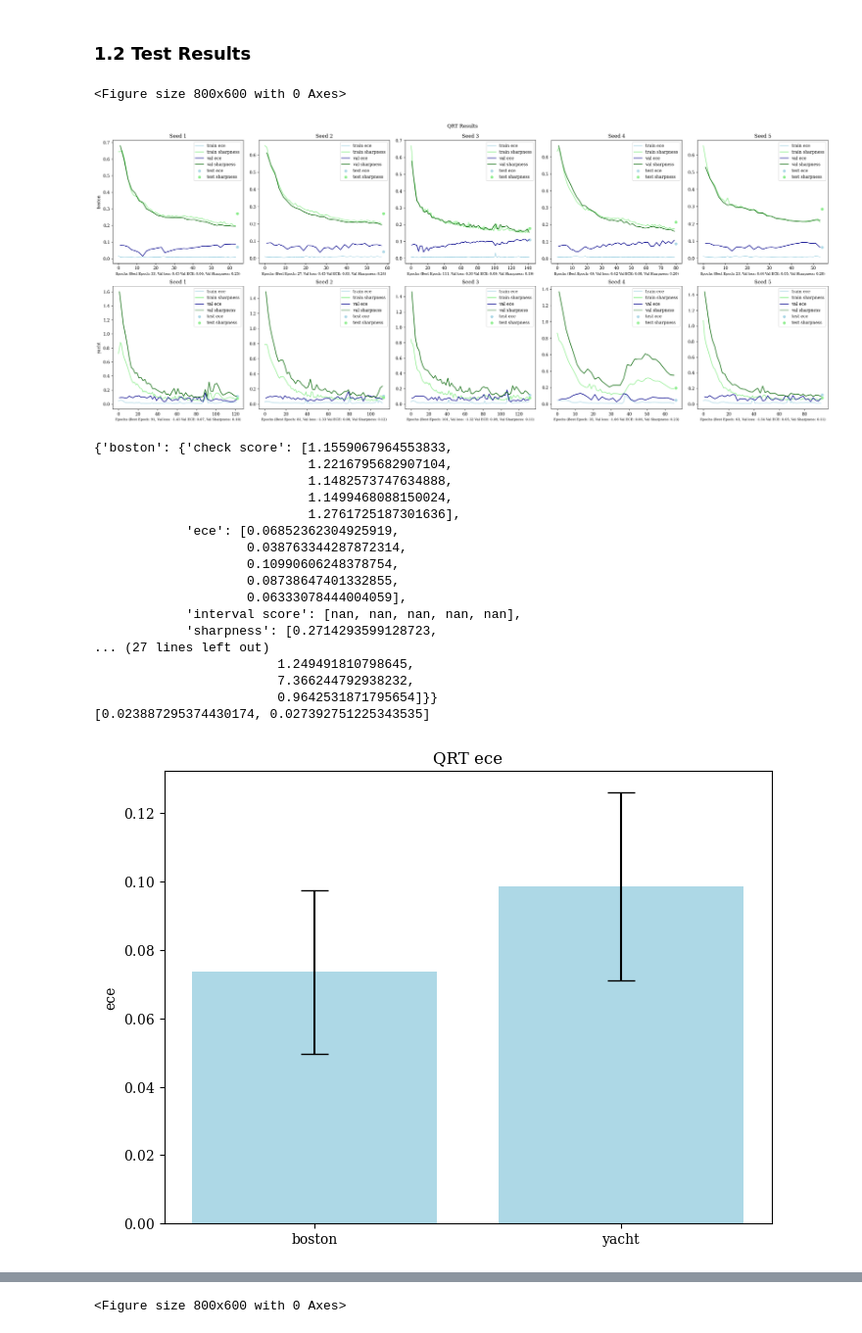
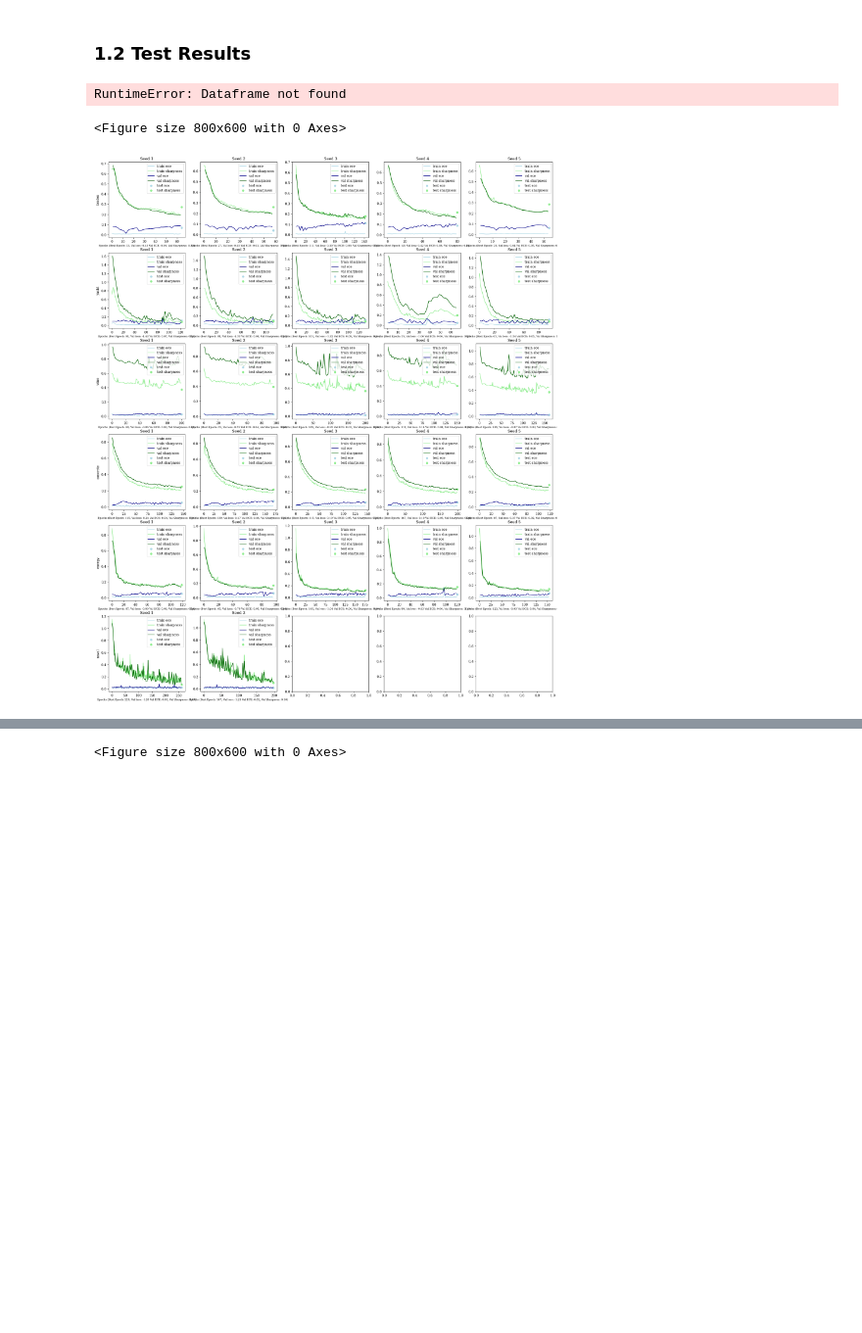
Before and after one commit to tyxcat/quantile-recalibration-training, a Jupyter notebook: create_figures.ipynb, the cells around one changed output, grey strips where cells are left out. Shown at 98% size. Saved outputs shown, nothing was run; the diff lists cells and outputs as text; code cells hidden in the pictures; blank space fills up the shorter version.

```diff
--- a/create_figures.ipynb
+++ b/create_figures.ipynb
@@ -185,7 +168,7 @@ plt.rcParams['text.usetex'] = False
 
 show_plots = True #@param {type:"boolean"}
 
-datasets = ['boston', 'yacht']
+datasets = ['boston', 'yacht', 'wine', 'concrete', 'energy']
 dataset_name = 'yacht'
 title = "QRT Results"
 ECE_KEY = "calib_l1"
@@ -262,50 +245,33 @@ plt.show()
 metrics = {}
 for dataset_index, dataset_name in enumerate(datasets):
     test_ece_list = []
     test_sharpness_list = []
     metrics[dataset_name] = {}
     for seed_index in range(1, 6):
         config = load_config(f'logs/{dataset_name}_{seed_index}')
         reload_df = True
         df = load_df(config, tuning=True)
         metrics_for_one_run = df['metrics'].iloc[0]
         best_epoch = int(metrics_for_one_run['best_iter'])
         for metric_name, metric_key in EVAL_KEYS.items():
             test_metric = list(metrics_for_one_run["per_epoch"][metric_key].values())[0]
             if not metric_name in metrics[dataset_name].keys():
                 metrics[dataset_name][metric_name] = []
             metrics[dataset_name][metric_name].append(test_metric)
 
 pprint.pprint(metrics)
 
 for metric_name, metric_key in EVAL_KEYS.items():
     fig, ax = plt.subplots(figsize=(8, 6))
     means = [np.mean(metrics[dataset][metric_name]) for dataset in datasets]
     # print(metric_name, metrics['concrete'])
     stds = [np.std(metrics[dataset][metric_name]) for dataset in datasets]
     ax.bar(datasets, means, yerr=stds, capsize=10, color=['lightblue'])
 
     ax.set_ylabel(metric_name)
     ax.set_title(f'QRT {metric_name}')
     plt.show()
 # %% [output]
-<Figure size 800x600 with 0 Axes>
+RuntimeError: Dataframe not found
+<Figure size 800x600 with 0 Axes>
-[figure, old version]
+[figure, new version]
-{'boston': {'check score': [1.1559067964553833,
-                            1.2216795682907104,
-                            1.1482573747634888,
-                            1.1499468088150024,
-                            1.2761725187301636],
-            'ece': [0.06852362304925919,
-                    0.038763344287872314,
-                    0.10990606248378754,
-                    0.08738647401332855,
-                    0.06333078444004059],
-            'interval score': [nan, nan, nan, nan, nan],
-            'sharpness': [0.2714293599128723,
-... (27 lines left out)
-                        1.249491810798645,
-                        7.366244792938232,
-                        0.9642531871795654]}}
-[0.023887295374430174, 0.027392751225343535]
-[figure, removed]
```
Also changed, not shown: parts of 3 cells of this notebook, 8 other files.
